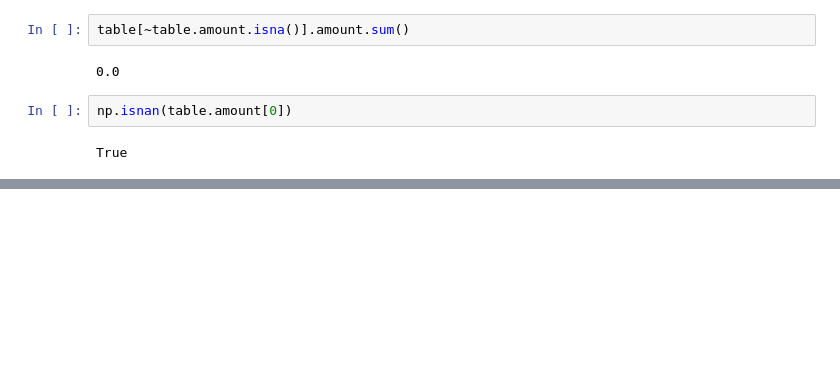
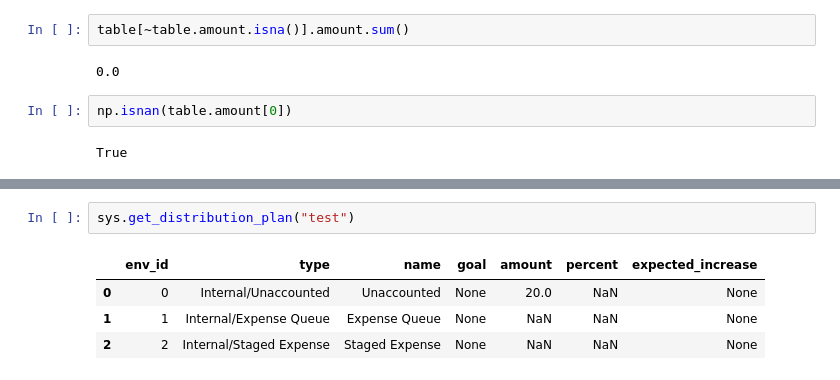
Before and after one commit to WildfireXIII/panel-accounting-system, a Jupyter notebook: InterfaceDesign.ipynb, the cells around one changed output, grey strips where cells are left out. Drawn from its saved outputs; the diff is of its cells as text; blank space fills up the shorter version.

```diff
--- a/InterfaceDesign.ipynb
+++ b/InterfaceDesign.ipynb
@@ -617,0 +685,7 @@ table
+# %%
+sys.get_distribution_plan("test")
+# %% [output]
+|  | env_id | type | name | goal | amount | percent | expected_increase |
+| 0 | 0 | Internal/Unaccounted | Unaccounted | None | 20.0 | NaN | None |
+| 1 | 1 | Internal/Expense Queue | Expense Queue | None | NaN | NaN | None |
+| 2 | 2 | Internal/Staged Expense | Staged Expense | None | NaN | NaN | None |
```
Also changed, not shown: parts of 11 cells of this notebook, 2 other files.
